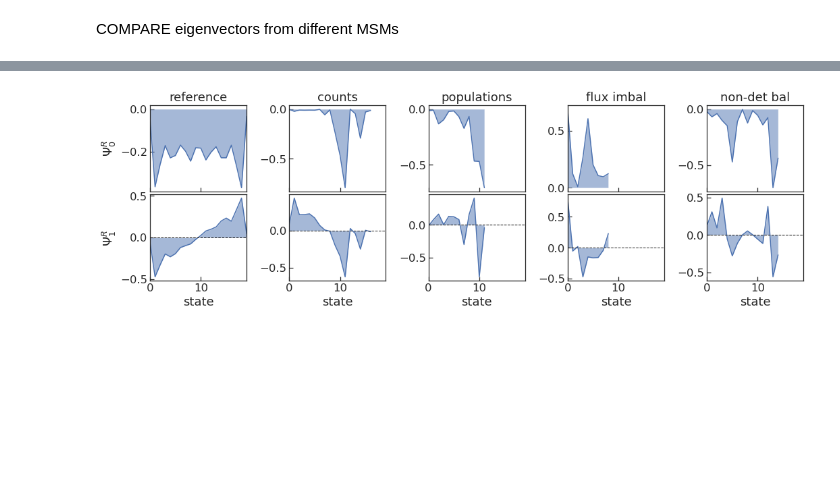
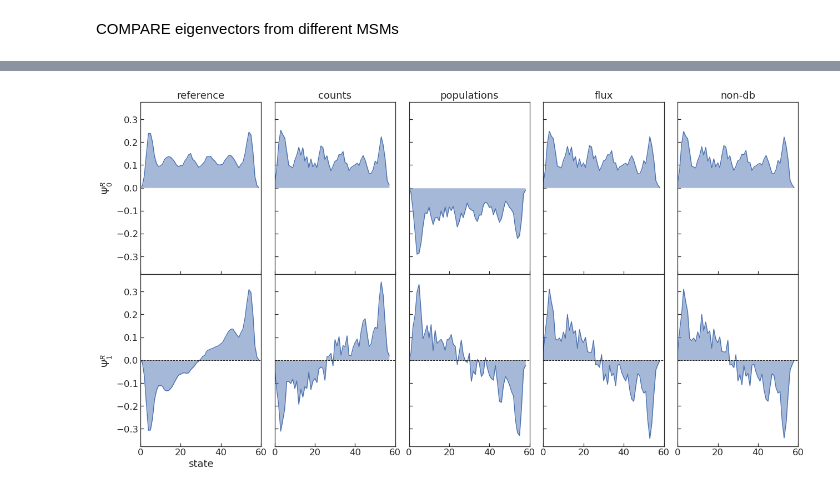
Before and after one commit to BioKT/AdaptiveMasterMSM, a Jupyter notebook: examples/schutte/schutte-as.ipynb, the cells around one changed output, grey strips where cells are left out. Cells and saved outputs as stored; diff of their text form; code cells hidden in the pictures; blank space fills up the shorter version.

```diff
--- a/examples/schutte/schutte-as.ipynb
+++ b/examples/schutte/schutte-as.ipynb
@@ -261,0 +658,4 @@ COMPARE eigenvectors from different MSMs
+# %%
+conp_ultralong = controller.Controller(trajfiles=[h5file])
+conp_ultralong.adaptive_sampling(16, 9, sym=False, rate_mat=False, \
+        scoring='populations', n_epochs=40, not_run=True, nsteps=1500)
@@ -261,0 +680,4 @@ COMPARE eigenvectors from different MSMs
+# %%
+conc_ultralong = controller.Controller(trajfiles=[h5file])
+conc_ultralong.adaptive_sampling(16, 9, sym=False, rate_mat=False, \
+        scoring='counts', n_epochs=40, not_run=True, nsteps=1500)
@@ -261,0 +702,4 @@ COMPARE eigenvectors from different MSMs
+# %%
+conf_ultralong = controller.Controller(trajfiles=[h5file])
+conf_ultralong.adaptive_sampling(16, 9, sym=False, rate_mat=False, \
+        scoring='flux', n_epochs=40, not_run=True, nsteps=1500)
@@ -261,0 +724,4 @@ COMPARE eigenvectors from different MSMs
+# %%
+condb_ultralong = controller.Controller(trajfiles=[h5file])
+condb_ultralong.adaptive_sampling(16, 9, sym=False, rate_mat=False, \
+scoring='non_detailed_balance', n_epochs=40, not_run=True, nsteps=1500)
@@ -262,54 +759,61 @@ COMPARE eigenvectors from different MSMs
 # %%
-fig, ax = plt.subplots(2,5, sharex=True, sharey=False, figsize=(15,5))
+fig, ax = plt.subplots(2,5, sharex=True, sharey=True, figsize=(18,10))
+plt.subplots_adjust(wspace=0.5, hspace=0.9)
 ax[0,0].plot(-msm_1D.msms[1].rvecsT[:,0])
 ax[0,0].fill_between(range(len(msm_1D.msms[1].rvecsT[:,0])), \
                    -msm_1D.msms[1].rvecsT[:,0], 0, alpha=0.5)
 ax[0,0].set_title('reference')
 ax[1,0].plot(msm_1D.msms[1].rvecsT[:,1])
-ax[1,0].axhline(0,0,25, c='k', ls='--', lw=1)
+ax[1,0].axhline(0,0,45, c='k', ls='--', lw=1)
 ax[1,0].fill_between(range(len(msm_1D.msms[1].rvecsT[:,1])), \
                    msm_1D.msms[1].rvecsT[:,1], 0, alpha=0.5)
-# counts
-ax[0,1].plot(-conc.anal.MSM.rvecsT[:,0])
-ax[0,1].fill_between(range(len(conc.anal.MSM.rvecsT[:,0])), \
-                   -conc.anal.MSM.rvecsT[:,0], 0, alpha=0.5)
+
+# counts ultralong
+ax[0,1].plot(-conc_ultralong.anal.MSM.rvecsT[:,0])
+ax[0,1].fill_between(range(len(conc_ultralong.anal.MSM.rvecsT[:,0])), \
+                -conc_ultralong.anal.MSM.rvecsT[:,0], 0, alpha=0.5)
 ax[0,1].set_title('counts')
-ax[1,1].plot(conc.anal.MSM.rvecsT[:,1])
+ax[1,1].plot(conc_ultralong.anal.MSM.rvecsT[:,1])
 ax[1,1].axhline(0,0,25, c='k', ls='--', lw=1)
-ax[1,1].fill_between(range(len(conc.anal.MSM.rvecsT[:,1])), \
-                   conc.anal.MSM.rvecsT[:,1], 0, alpha=0.5)
-# populations
-ax[0,2].plot(-conp.anal.MSM.rvecsT[:,0])
-ax[0,2].fill_between(range(len(conp.anal.MSM.rvecsT[:,0])), \
-                   -conp.anal.MSM.rvecsT[:,0], 0, alpha=0.5)
+ax[1,1].fill_between(range(len(conc_ultralong.anal.MSM.rvecsT[:,1])), \
+                conc_ultralong.anal.MSM.rvecsT[:,1], 0, alpha=0.5)
+
+# populations ultralong
+ax[0,2].plot(-conp_ultralong.anal.MSM.rvecsT[:,0])
+ax[0,2].fill_between(range(len(conp_ultralong.anal.MSM.rvecsT[:,0])), \
+                -conp_ultralong.anal.MSM.rvecsT[:,0], 0, alpha=0.5)
 ax[0,2].set_title('populations')
-ax[1,2].plot(conp.anal.MSM.rvecsT[:,1])
-ax[1,2].axhline(0,0,25, c='k', ls='--', lw=1)
-ax[1,2].fill_between(range(len(conp.anal.MSM.rvecsT[:,1])), \
-                   conp.anal.MSM.rvecsT[:,1], 0, alpha=0.5)
-# flux
-ax[0,3].plot(-conf.anal.MSM.rvecsT[:,0])
-ax[0,3].fill_between(range(len(conf.anal.MSM.rvecsT[:,0])), \
-                   -conf.anal.MSM.rvecsT[:,0], 0, alpha=0.5)
-ax[0,3].set_title('flux imbal')
-ax[1,3].plot(conf.anal.MSM.rvecsT[:,1])
-ax[1,3].axhline(0,0,25, c='k', ls='--', lw=1)
-ax[1,3].fill_between(range(len(conf.anal.MSM.rvecsT[:,1])), \
-                   conf.anal.MSM.rvecsT[:,1], 0, alpha=0.5)
-# non-detailed balance
-ax[0,4].plot(-condb.anal.MSM.rvecsT[:,0])
-ax[0,4].fill_between(range(len(condb.anal.MSM.rvecsT[:,0])), \
-                   -condb.anal.MSM.rvecsT[:,0], 0, alpha=0.5)
-ax[0,4].set_title('non-det bal')
-ax[1,4].plot(condb.anal.MSM.rvecsT[:,1])
-ax[1,4].axhline(0,0,25, c='k', ls='--', lw=1)
-ax[1,4].fill_between(range(len(condb.anal.MSM.rvecsT[:,1])), \
-                   condb.anal.MSM.rvecsT[:,1], 0, alpha=0.5)
+ax[1,2].plot(conp_ultralong.anal.MSM.rvecsT[:,1])
+ax[1,2].axhline(0,0,45, c='k', ls='--', lw=1)
+ax[1,2].fill_between(range(len(conp_ultralong.anal.MSM.rvecsT[:,1])), \
+                conp_ultralong.anal.MSM.rvecsT[:,1], 0, alpha=0.5)
+
+# flux imbalance ultralong
+ax[0,3].plot(-conf_ultralong.anal.MSM.rvecsT[:,0])
+ax[0,3].fill_between(range(len(conf_ultralong.anal.MSM.rvecsT[:,0])), \
+                   -conf_ultralong.anal.MSM.rvecsT[:,0], 0, alpha=0.5)
+ax[0,3].set_title('flux')
+ax[1,3].plot(conf_ultralong.anal.MSM.rvecsT[:,1])
+ax[1,3].axhline(0,0,45, c='k', ls='--', lw=1)
+ax[1,3].fill_between(range(len(conf_ultralong.anal.MSM.rvecsT[:,1])), \
+                   conf_ultralong.anal.MSM.rvecsT[:,1], 0, alpha=0.5)
+
+# non detailed balance ultralong
+ax[0,4].plot(-condb_ultralong.anal.MSM.rvecsT[:,0])
+ax[0,4].fill_between(range(len(condb_ultralong.anal.MSM.rvecsT[:,0])), \
+                -condb_ultralong.anal.MSM.rvecsT[:,0], 0, alpha=0.5)
+ax[0,4].set_title('non-db')
+ax[1,4].plot(condb_ultralong.anal.MSM.rvecsT[:,1])
+ax[1,4].axhline(0,0,45, c='k', ls='--', lw=1)
+ax[1,4].fill_between(range(len(condb_ultralong.anal.MSM.rvecsT[:,1])), \
+                condb_ultralong.anal.MSM.rvecsT[:,1], 0, alpha=0.5)
+
 # labels
-ax[1,0].set_xlim(0,19)
-ax[1,0].set_xlabel("state"), ax[1,1].set_xlabel("state"), ax[1,2].set_xlabel("state"), ax[1,3].set_xlabel("state"), ax[1,4].set_xlabel("state")
+ax[1,0].set_xlim(0,60)
+ax[-1,0].set_xlabel("state")
+#ax[1,0].set_xlabel("state"), ax[1,1].set_xlabel("state"), ax[1,2].set_xlabel("state"), ax[1,3].set_xlabel("state"), ax[1,4].set_xlabel("state")
 ax[0,0].set_ylabel("$\Psi^R_0$")
 ax[1,0].set_ylabel("$\Psi^R_1$")
 plt.tight_layout(h_pad=0)
 # %% [output]
-[figure, old version]
+[figure, new version]
```
Also changed, not shown: parts of 53 cells of this notebook.
